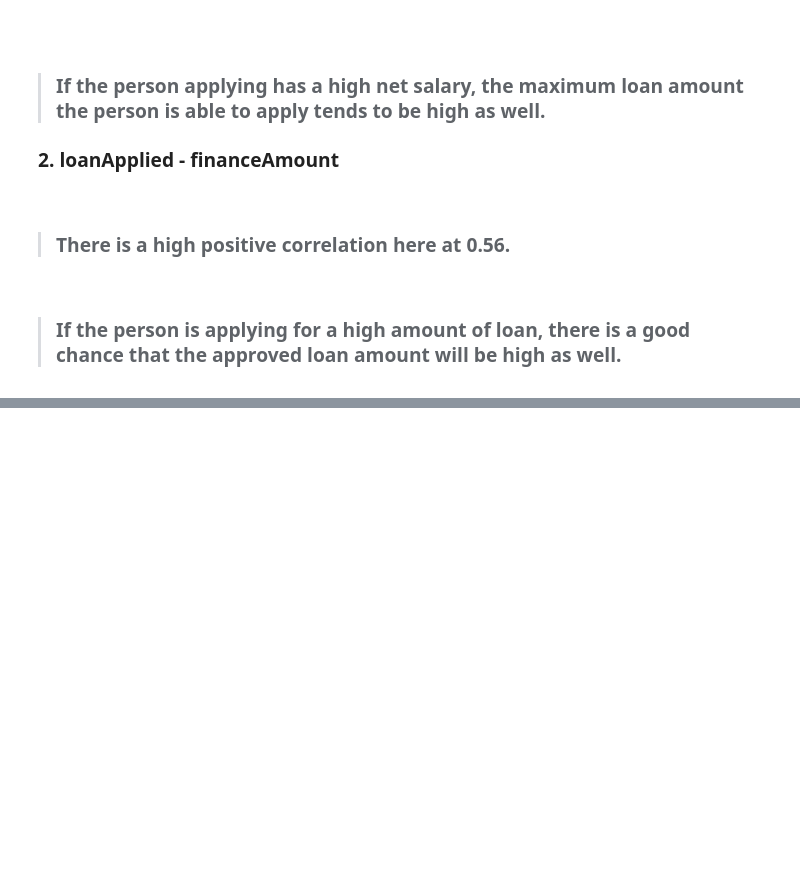
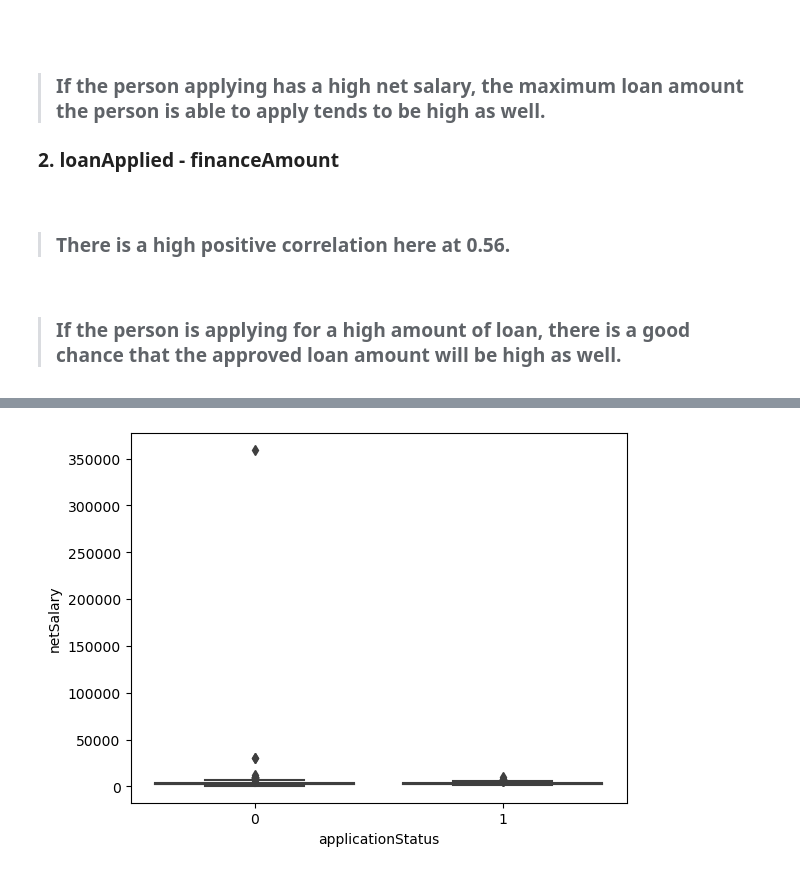
Before and after one commit to IhFahn/Technical_Assessment_AI_Engineer_1, a Jupyter notebook: Untitled.ipynb, the cells around one changed output, grey strips where cells are left out. Drawn from its saved outputs; the diff is of its cells as text; code cells hidden in the pictures; blank space fills up the shorter version.

```diff
--- a/Untitled.ipynb
+++ b/Untitled.ipynb
@@ -210,0 +267,4 @@ dtype: float64
+# %%
+g = sns.boxplot(data = df, x = 'applicationStatus', y = 'netSalary' )
+# %% [output]
+[figure, added]
```
Also changed, not shown: parts of 11 cells of this notebook.
